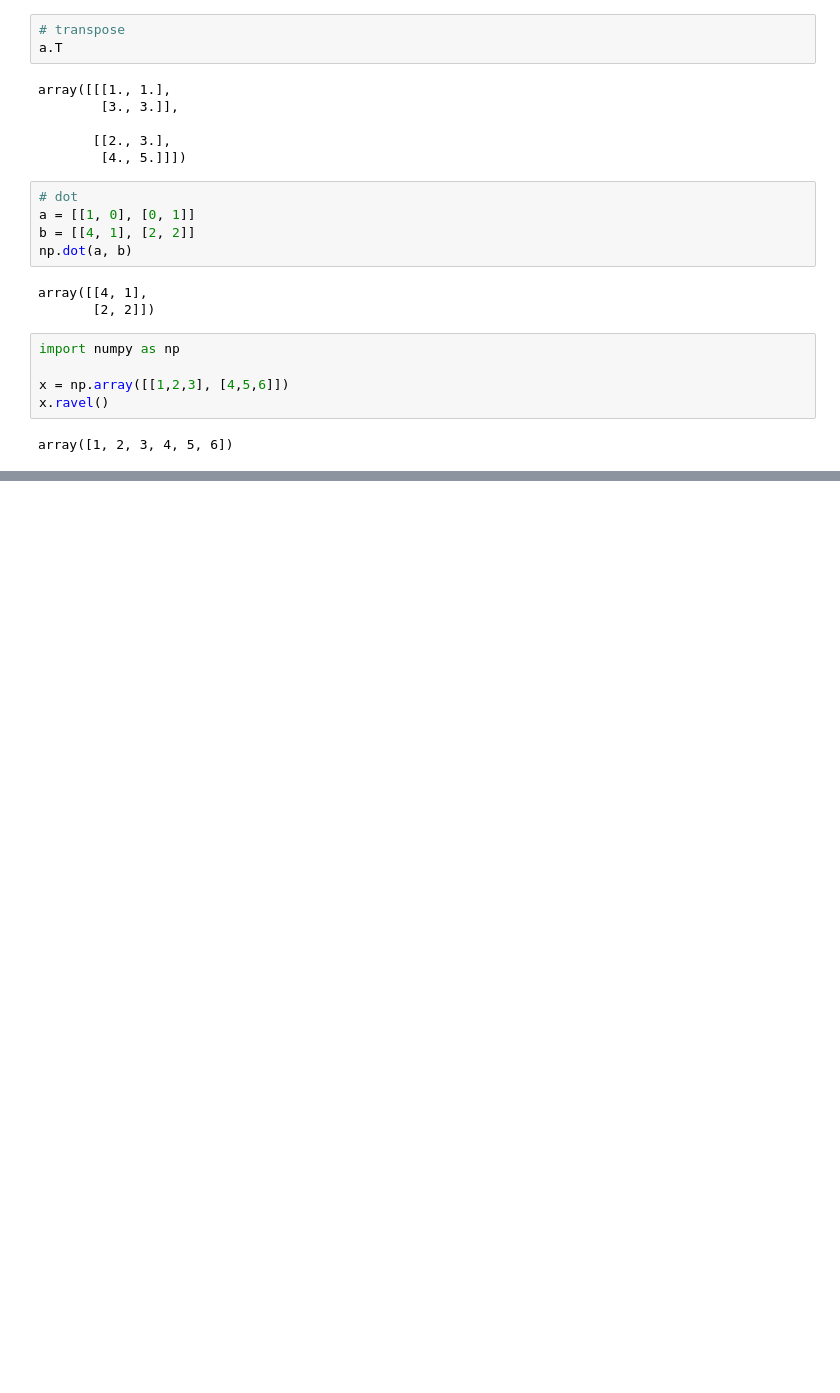
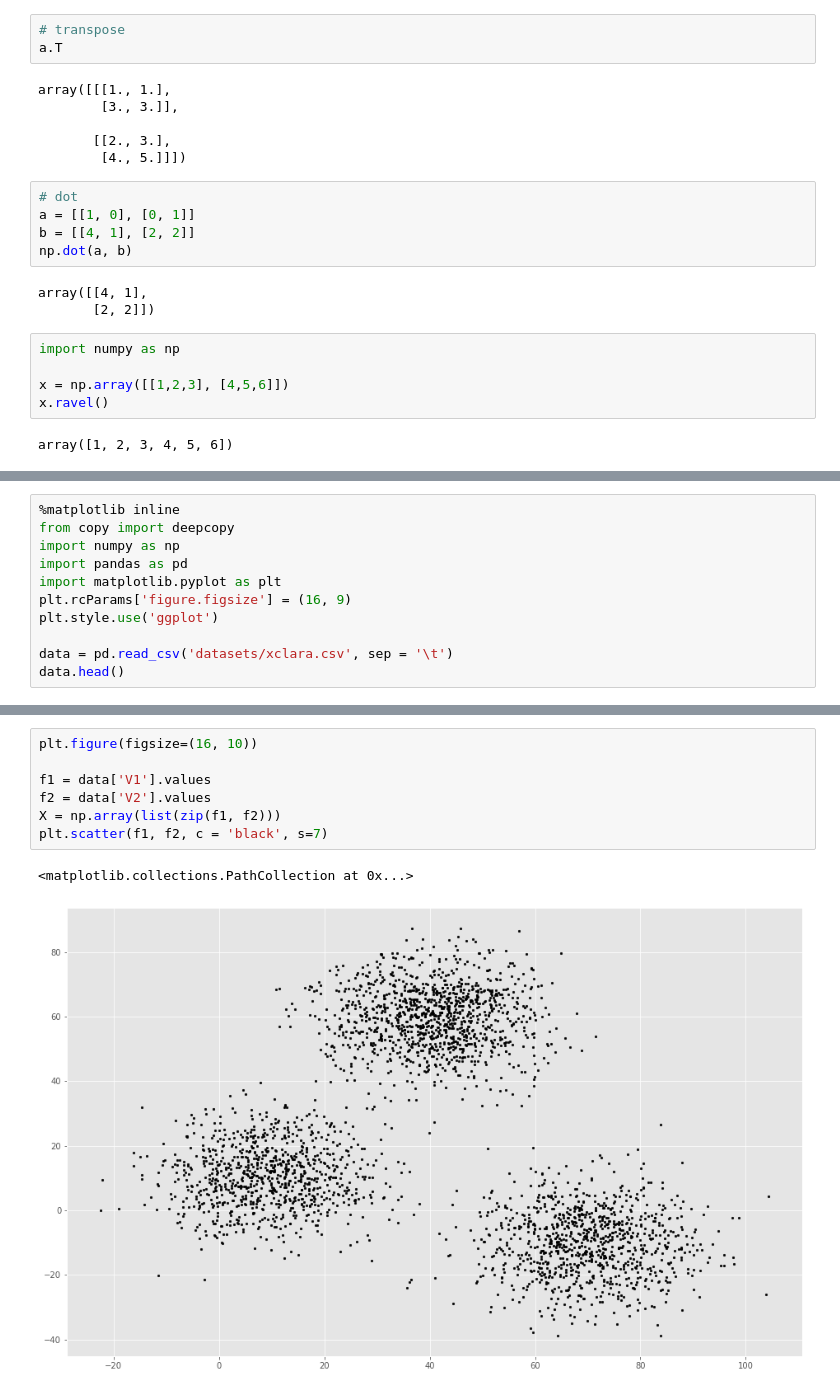
Before and after one commit to herbwood/study_datascience, a Jupyter notebook: scikit_learn/handson/additional_resources.ipynb, the cells around one changed output, grey strips where cells are left out. Drawn from its saved outputs; the diff is of its cells as text; blank space fills up the shorter version.

```diff
--- a/scikit_learn/handson/additional_resources.ipynb
+++ b/scikit_learn/handson/additional_resources.ipynb
@@ -181,0 +185,11 @@ array([1, 2, 3, 4, 5, 6])
+# %%
+%matplotlib inline
+from copy import deepcopy
+import numpy as np
+import pandas as pd
+import matplotlib.pyplot as plt
+plt.rcParams['figure.figsize'] = (16, 9)
+plt.style.use('ggplot')
+
+data = pd.read_csv('datasets/xclara.csv', sep = '\t')
+data.head()
@@ -181,0 +203,10 @@ array([1, 2, 3, 4, 5, 6])
+# %%
+plt.figure(figsize=(16, 10))
+
+f1 = data['V1'].values
+f2 = data['V2'].values
+X = np.array(list(zip(f1, f2)))
+plt.scatter(f1, f2, c = 'black', s=7)
+# %% [output]
+<matplotlib.collections.PathCollection at 0x...>
+[figure, added]
```
Also changed, not shown: parts of 11 cells of this notebook.
